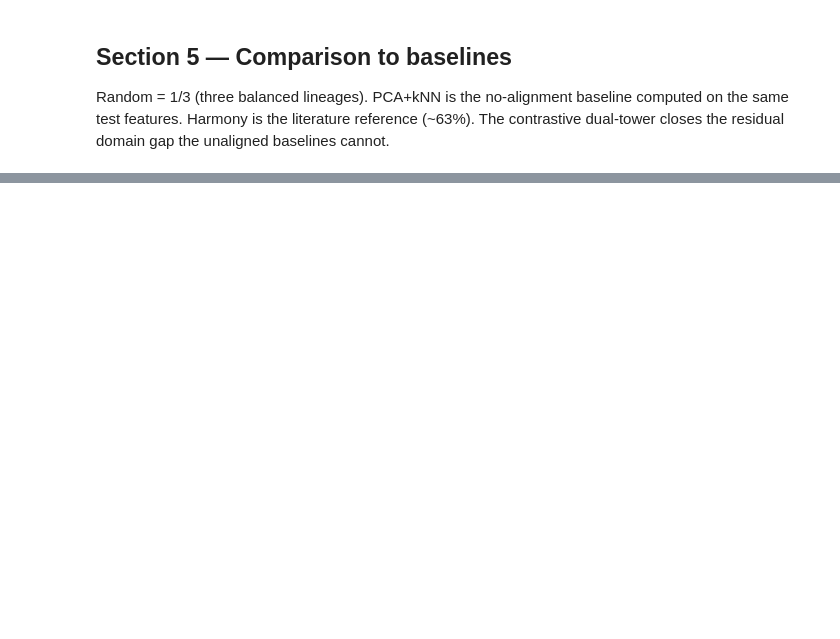
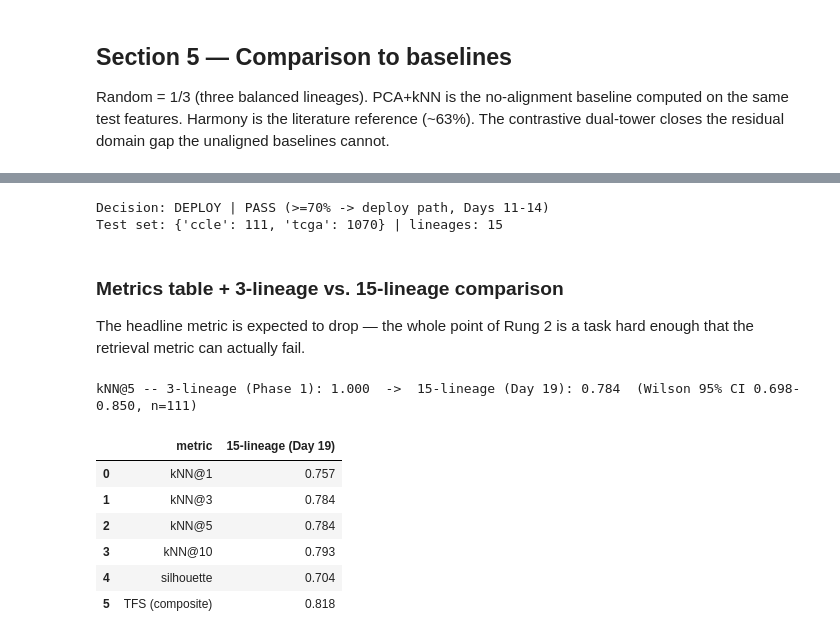
Before and after one commit to vthawfeek/pre-clinical-to-clinical-translation, a Jupyter notebook: notebooks/03_evaluation.ipynb, the cells around one changed output, grey strips where cells are left out. Saved outputs shown, nothing was run; the diff lists cells and outputs as text; code cells hidden in the pictures; blank space fills up the shorter version.

```diff
--- a/notebooks/03_evaluation.ipynb
+++ b/notebooks/03_evaluation.ipynb
@@ -139,0 +206,40 @@ fig.show()
+# %%
+summary15 = json.loads((ROOT / "reports" / "eval_summary_15.json").read_text())
+emb15 = np.load(ROOT / "data" / "processed" / "embeddings_test_15.npz", allow_pickle=True)
+print("Decision:", summary15["decision"], "|", summary15["decision_band"])
+print("Test set:", summary15["test_sizes"], "| lineages:", len(summary15["lineages"]))
+# %% [output]
+Decision: DEPLOY | PASS (>=70% -> deploy path, Days 11-14)
+Test set: {'ccle': 111, 'tcga': 1070} | lineages: 15
+# %% [markdown]
+### Metrics table + 3-lineage vs. 15-lineage comparison
+
+The headline metric is expected to drop — the whole point of Rung 2 is a task hard enough that
+the retrieval metric can actually fail.
+# %%
+kt15 = summary15["knn_k_table"]
+metrics15 = pd.DataFrame(
+    {
+        "metric": ["kNN@1", "kNN@3", "kNN@5", "kNN@10", "silhouette", "TFS (composite)"],
+        "15-lineage (Day 19)": [
+            kt15["1"], kt15["3"], kt15["5"], kt15["10"],
+            summary15["silhouette_score"], summary15["tfs_overall"],
+        ],
+    }
+)
+wilson15 = summary15["knn_wilson_ci"]
+print(
+    f"kNN@5 -- 3-lineage (Phase 1): {summary['overall_knn_accuracy']:.3f}  ->  "
+    f"15-lineage (Day 19): {summary15['overall_knn_accuracy']:.3f}  "
+    f"(Wilson 95% CI {wilson15['low']:.3f}-{wilson15['high']:.3f}, n={wilson15['n']})"
+)
+metrics15.style.format({"15-lineage (Day 19)": "{:.3f}"})
+# %% [output]
+kNN@5 -- 3-lineage (Phase 1): 1.000  ->  15-lineage (Day 19): 0.784  (Wilson 95% CI 0.698-0.850, n=111)
+|  | metric | 15-lineage (Day 19) |
+| 0 | kNN@1 | 0.757 |
+| 1 | kNN@3 | 0.784 |
+| 2 | kNN@5 | 0.784 |
+| 3 | kNN@10 | 0.793 |
+| 4 | silhouette | 0.704 |
+| 5 | TFS (composite) | 0.818 |
```
Also changed, not shown: parts of 15 cells of this notebook, 15 other files.
